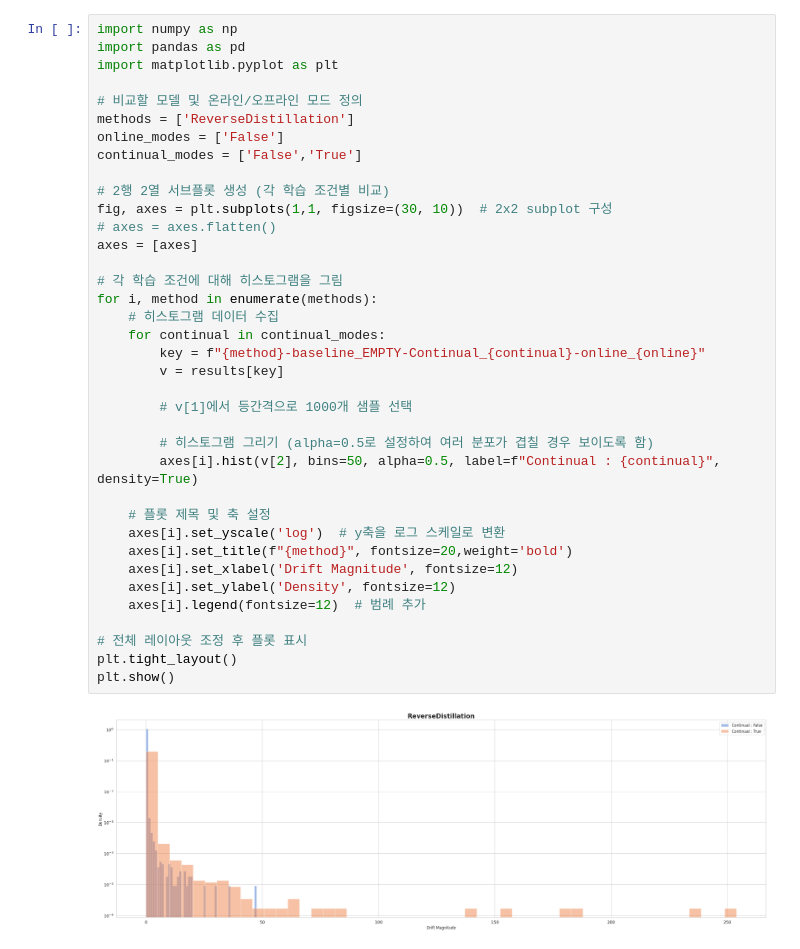
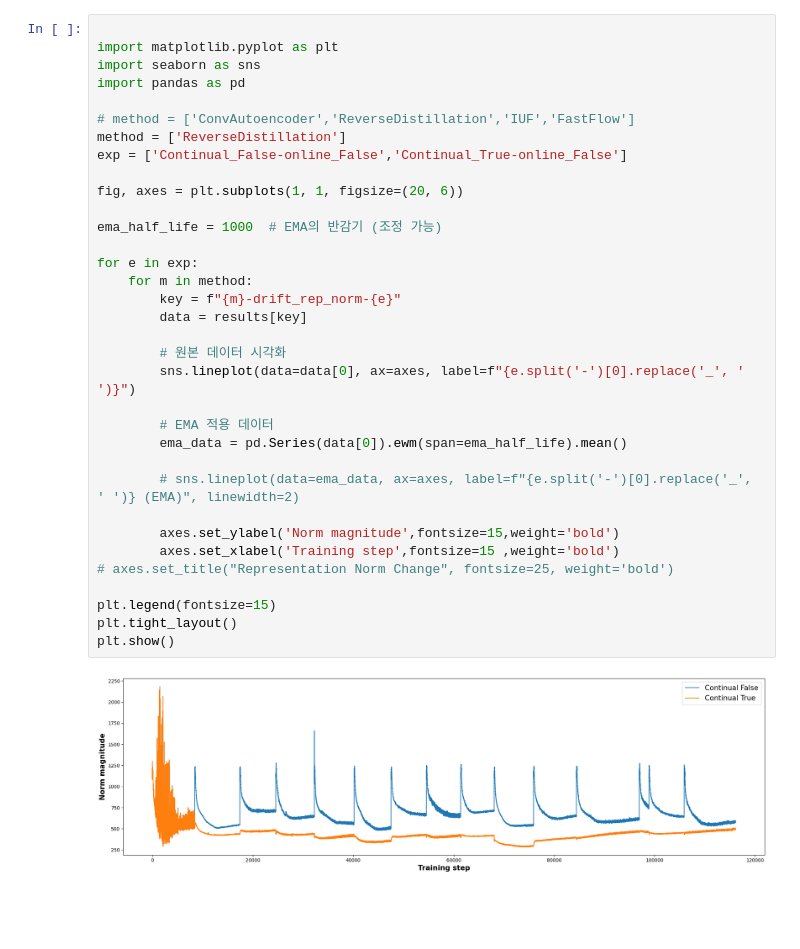
Before and after one commit to crimama/LifeLongerAD, a Jupyter notebook: notebooks/[2025-02-18] concept drift anal.ipynb, the cells around one changed output. Drawn from its saved outputs; the diff is of its cells as text; blank space fills up the shorter version.

```diff
--- a/notebooks/[2025-02-18] concept drift anal.ipynb
+++ b/notebooks/[2025-02-18] concept drift anal.ipynb
@@ -114,39 +67,36 @@ plt.show()
-# %%
-import numpy as np
-import pandas as pd
-import matplotlib.pyplot as plt
-
-# 비교할 모델 및 온라인/오프라인 모드 정의
-methods = ['ReverseDistillation']
-online_modes = ['False']
-continual_modes = ['False','True']
-
-# 2행 2열 서브플롯 생성 (각 학습 조건별 비교)
-fig, axes = plt.subplots(1,1, figsize=(30, 10))  # 2x2 subplot 구성
-# axes = axes.flatten()
-axes = [axes]
-
-# 각 학습 조건에 대해 히스토그램을 그림
-for i, method in enumerate(methods):
-    # 히스토그램 데이터 수집
-    for continual in continual_modes:
-        key = f"{method}-baseline_EMPTY-Continual_{continual}-online_{online}"
-        v = results[key]
-
-        # v[1]에서 등간격으로 1000개 샘플 선택
-
-        # 히스토그램 그리기 (alpha=0.5로 설정하여 여러 분포가 겹칠 경우 보이도록 함)
-        axes[i].hist(v[2], bins=50, alpha=0.5, label=f"Continual : {continual}", density=True)
-
-    # 플롯 제목 및 축 설정
-    axes[i].set_yscale('log')  # y축을 로그 스케일로 변환
-    axes[i].set_title(f"{method}", fontsize=20,weight='bold')
-    axes[i].set_xlabel('Drift Magnitude', fontsize=12)
-    axes[i].set_ylabel('Density', fontsize=12)
-    axes[i].legend(fontsize=12)  # 범례 추가
-
-# 전체 레이아웃 조정 후 플롯 표시
-plt.tight_layout()
-plt.show()
-# %% [output]
-[figure, removed]
+# %%
+
+import matplotlib.pyplot as plt
+import seaborn as sns
+import pandas as pd
+
+# method = ['ConvAutoencoder','ReverseDistillation','IUF','FastFlow']
+method = ['ReverseDistillation']
+exp = ['Continual_False-online_False','Continual_True-online_False']
+
+fig, axes = plt.subplots(1, 1, figsize=(20, 6))
+
+ema_half_life = 1000  # EMA의 반감기 (조정 가능)
+
+for e in exp:
+    for m in method:
+        key = f"{m}-drift_rep_norm-{e}"
+        data = results[key]
+
+        # 원본 데이터 시각화
+        sns.lineplot(data=data[0], ax=axes, label=f"{e.split('-')[0].replace('_', ' ')}")
+
+        # EMA 적용 데이터
+        ema_data = pd.Series(data[0]).ewm(span=ema_half_life).mean()
+
+        # sns.lineplot(data=ema_data, ax=axes, label=f"{e.split('-')[0].replace('_', ' ')} (EMA)", linewidth=2)
+
+        axes.set_ylabel('Norm magnitude',fontsize=15,weight='bold')
+        axes.set_xlabel('Training step',fontsize=15 ,weight='bold')
+# axes.set_title("Representation Norm Change", fontsize=25, weight='bold')
+
+plt.legend(fontsize=15)
+plt.tight_layout()
+plt.show()
+# %% [output]
+[figure, added]
```
Also changed, not shown: parts of 4 cells of this notebook, 37 other files.
